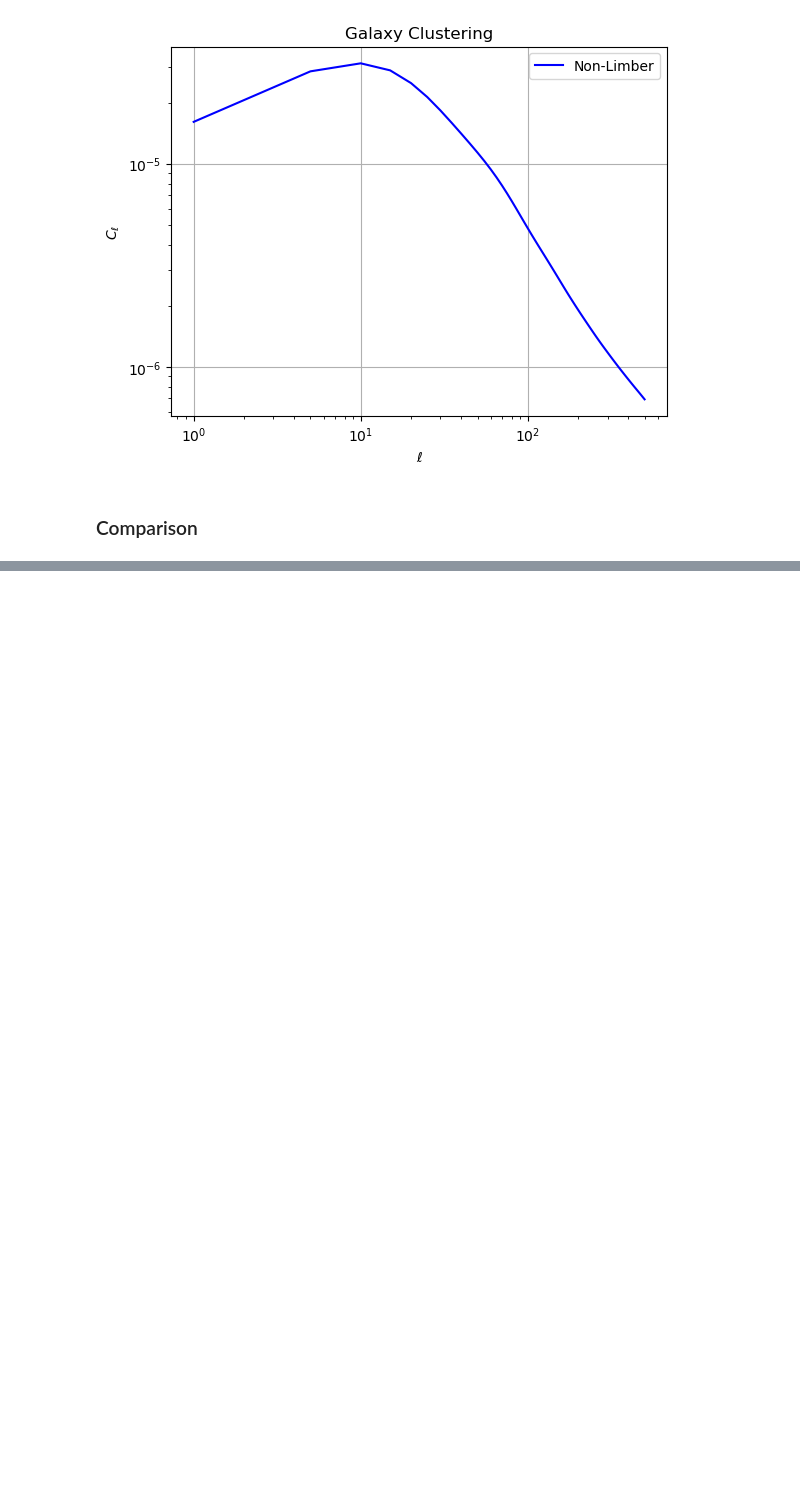
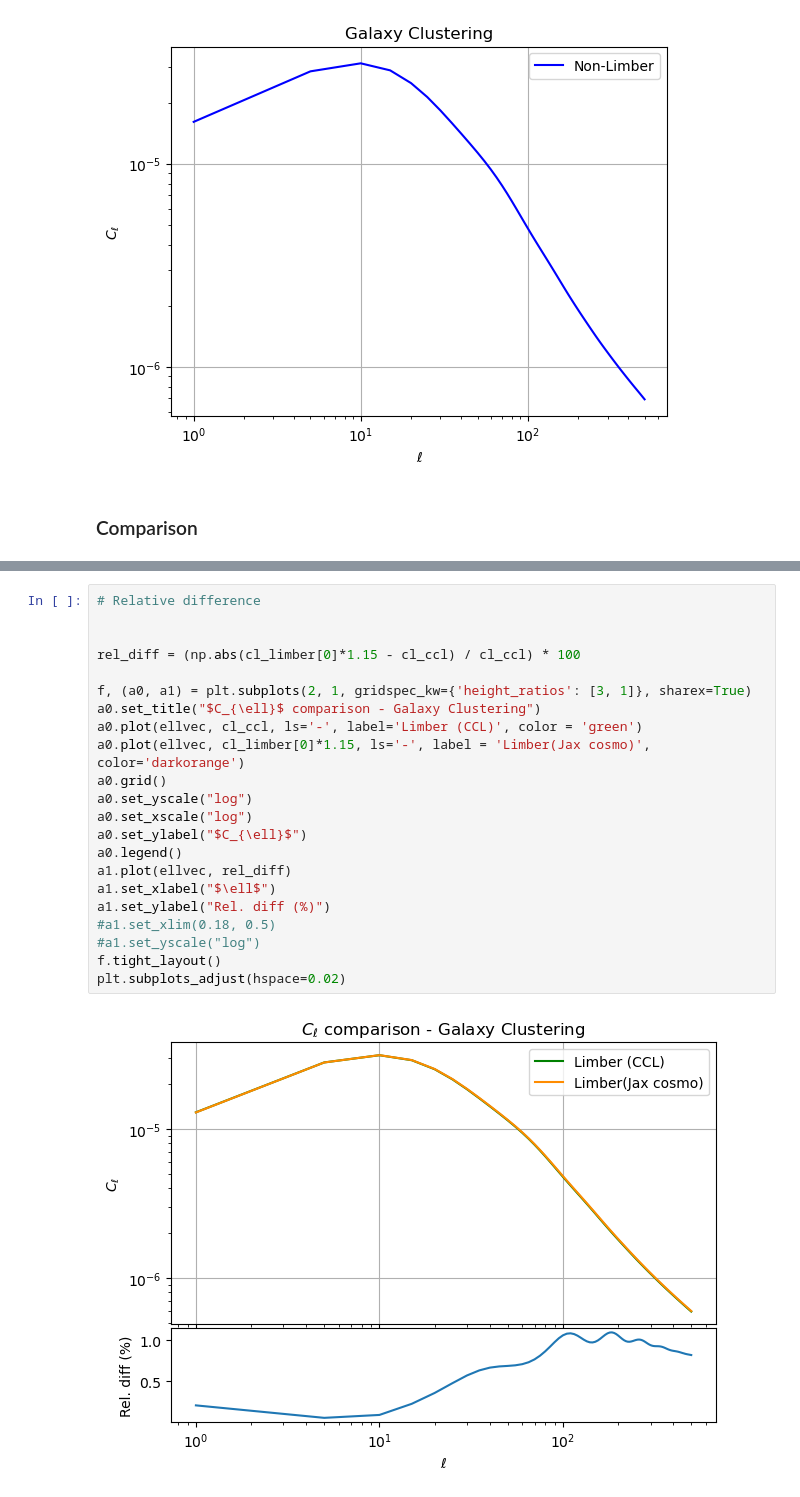
Before and after one commit to JP-Bonifacio/jax_cosmo, a Jupyter notebook: docs/notebooks/galaxy_clustering_test.ipynb, the cells around one changed output, grey strips where cells are left out. Drawn from its saved outputs; the diff is of its cells as text; blank space fills up the shorter version.

```diff
--- a/docs/notebooks/galaxy_clustering_test.ipynb
+++ b/docs/notebooks/galaxy_clustering_test.ipynb
@@ -182,0 +204,24 @@ plt.subplots_adjust(hspace=0.02)
+# %%
+# Relative difference
+
+
+rel_diff = (np.abs(cl_limber[0]*1.15 - cl_ccl) / cl_ccl) * 100
+
+f, (a0, a1) = plt.subplots(2, 1, gridspec_kw={'height_ratios': [3, 1]}, sharex=True)
+a0.set_title("$C_{\ell}$ comparison - Galaxy Clustering")
+a0.plot(ellvec, cl_ccl, ls='-', label='Limber (CCL)', color = 'green')
+a0.plot(ellvec, cl_limber[0]*1.15, ls='-', label = 'Limber(Jax cosmo)', color='darkorange')
+a0.grid()
+a0.set_yscale("log")
+a0.set_xscale("log")
+a0.set_ylabel("$C_{\ell}$")
+a0.legend()
+a1.plot(ellvec, rel_diff)
+a1.set_xlabel("$\ell$")
+a1.set_ylabel("Rel. diff (%)")
+#a1.set_xlim(0.18, 0.5)
+#a1.set_yscale("log")
+f.tight_layout()
+plt.subplots_adjust(hspace=0.02)
+# %% [output]
+[figure, added]
```
Also changed, not shown: parts of 10 cells of this notebook.
